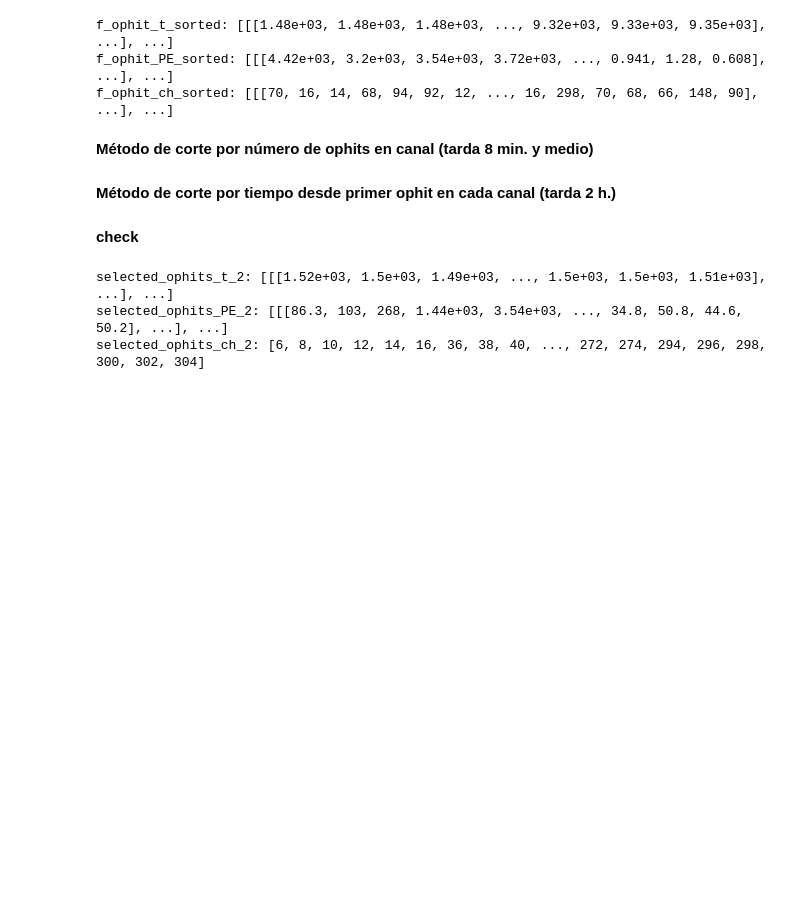
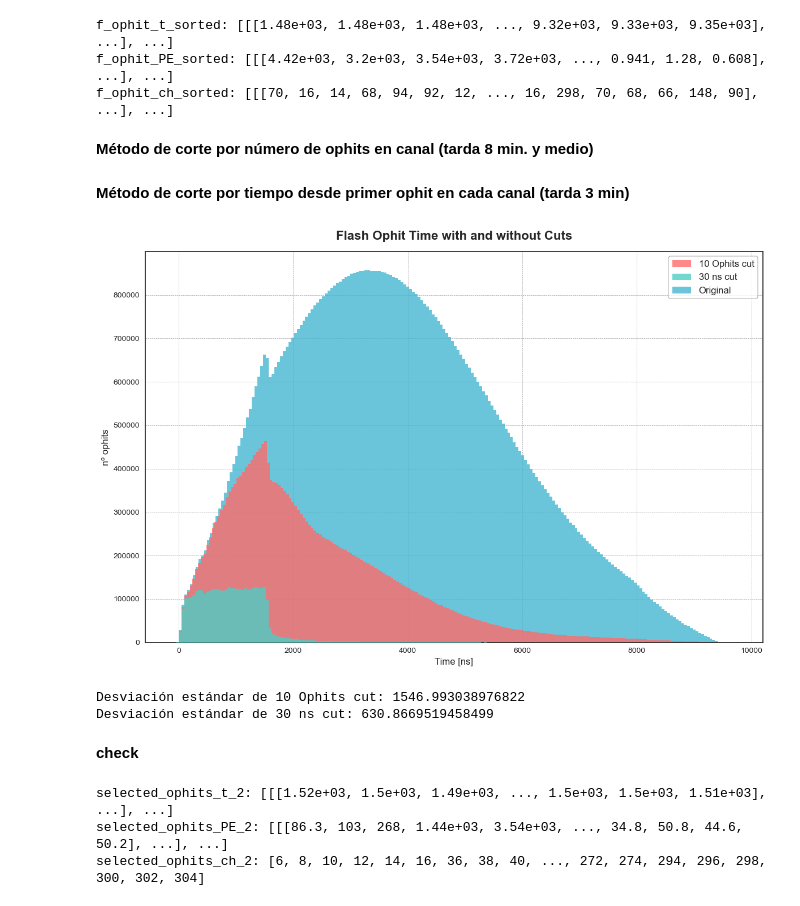
Before and after one commit to CIEMAT-Neutrino/AI_nuvT, a Jupyter notebook: 1_Preprocessing_&_2_PE_time_matrices.ipynb, the cells around one changed output. Saved outputs shown, nothing was run; the diff lists cells and outputs as text; code cells hidden in the pictures; blank space fills up the shorter version.

```diff
--- a/1_Preprocessing_&_2_PE_time_matrices.ipynb
+++ b/1_Preprocessing_&_2_PE_time_matrices.ipynb
@@ -595,2 +667,2 @@ selected_ophits_t, selected_ophits_PE, selected_ophits_ch= select_top_ophits_per
 # %% [markdown]
-**Método de corte por tiempo desde primer ophit en cada canal (tarda 2 h.)**
+**Método de corte por tiempo desde primer ophit en cada canal (tarda 3 min)**
@@ -643,3 +712,60 @@ selected_ophits_t, selected_ophits_PE, selected_ophits_ch = select_early_ophits_
+# %%
+import matplotlib.pyplot as plt
+import awkward as ak
+import numpy as np
+
+# Flatten and convert the Awkward Arrays to NumPy arrays
+selected_ophits_t_flattened_nonzero_np = ak.to_numpy(ak.flatten(selected_ophits_t_flattened_nonzero))
+selected_ophits_t_2_flattened_nonzero_np = ak.to_numpy(ak.flatten(selected_ophits_t_2_flattened_nonzero))
+f_ophit_t_c_1_flattened_nonzero_np = ak.to_numpy(ak.flatten(f_ophit_t_c_1_flattened_nonzero))
+
+# Create a larger figure with a clean style
+plt.style.use('seaborn-white')  # Use 'seaborn-white' for a white background
+plt.figure(figsize=(12, 8), facecolor='white')  # Increase figure size for better visibility
+
+# Create the histograms with enhanced styling and zorder to control which is in front
+plt.hist(selected_ophits_t_flattened_nonzero_np, bins=200, color='#FF6B6B', alpha=0.8,
+         label='10 Ophits cut', linewidth=0.5, zorder=2)  # Behind
+plt.hist(selected_ophits_t_2_flattened_nonzero_np, bins=200, color='#4ECDC4', alpha=0.8,
+         label='30 ns cut', linewidth=0.5, zorder=3)  # Middle
+plt.hist(f_ophit_t_c_1_flattened_nonzero_np, bins=200, color='#45B7D1', alpha=0.8,
+         label='Original', linewidth=0.5, zorder=1)  # Front (highest zorder)
+
+# Customize the plot
+plt.legend(fontsize=12, loc='upper right', frameon=True, facecolor='white', edgecolor='black')
+plt.grid(True, linestyle='--', alpha=0.7, color='gray', linewidth=0.5)
+plt.title('Flash Ophit Time with and without Cuts', fontsize=16, pad=15, fontweight='bold')
+plt.xlabel('Time [ns]', fontsize=12)
+plt.ylabel('nº ophits', fontsize=12)
+
+# Adjust tick labels for readability
+plt.tick_params(axis='both', labelsize=10)
+plt.rcParams['figure.facecolor'] = 'white'
+
+# Set axes background to white
+plt.gca().set_facecolor('white')
+
+# Add some padding to prevent cutoff
+plt.tight_layout()
+
+# Show the plot
+plt.show()
+# %% [output]
+[figure, added]
+# %%
+import numpy as np
+
+# Asumiendo que ya tienes las matrices aplanadas y sin ceros
+# Calcula la desviación estándar para ambos casos
+std_10ophits_cut = np.std(selected_ophits_t_flattened_nonzero_np)
+std_30ns_cut = np.std(selected_ophits_t_2_flattened_nonzero_np)
+
+# Imprime los resultados
+print(f"Desviación estándar de 10 Ophits cut: {std_10ophits_cut}")
+print(f"Desviación estándar de 30 ns cut: {std_30ns_cut}")
+# %% [output]
+Desviación estándar de 10 Ophits cut: 1546.993038976822
+Desviación estándar de 30 ns cut: 630.8669519458499
 # %% [markdown]
 **check**
 # %%
```
Also changed, not shown: parts of 51 cells of this notebook, 8 other files.
